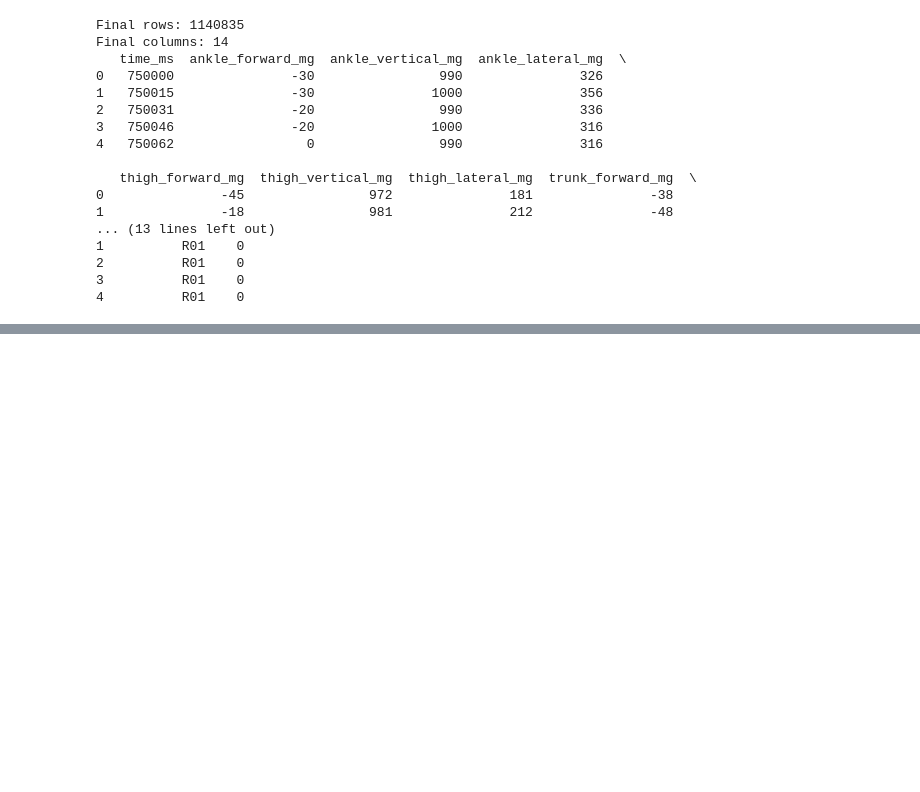
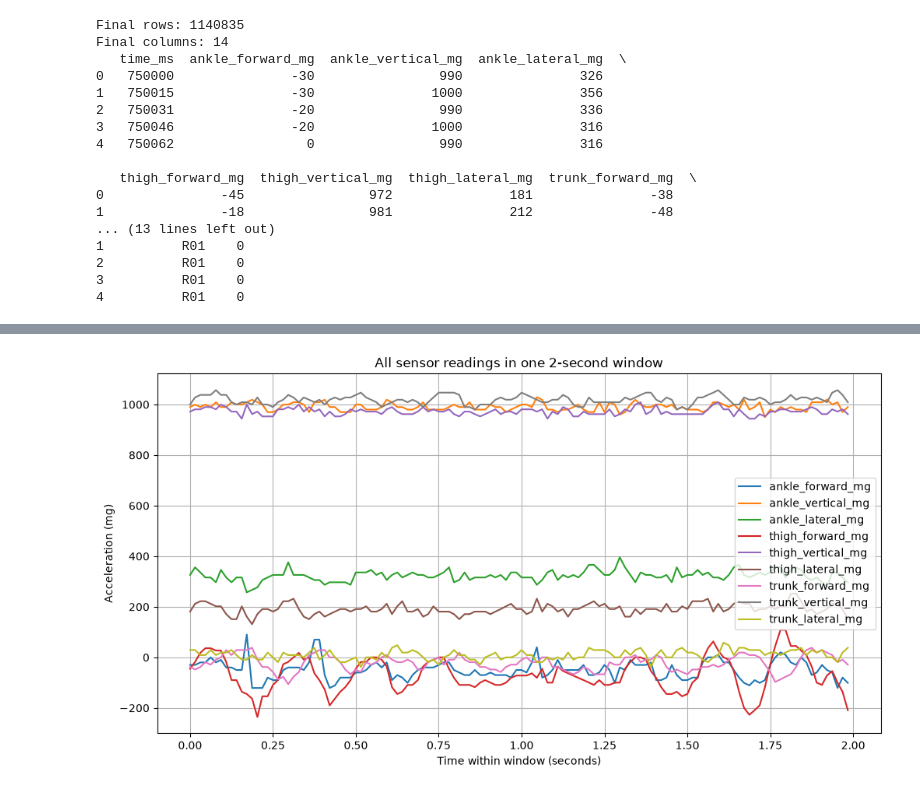
Before and after one commit to chiranjeevcsa-hub/Parkinsons-Freezing-Of-Gait, a Jupyter notebook: notebooks/02_preprocessing.ipynb, the cells around one changed output, grey strips where cells are left out. Cells and saved outputs as stored; diff of their text form; code cells hidden in the pictures; blank space fills up the shorter version.

```diff
--- a/notebooks/02_preprocessing.ipynb
+++ b/notebooks/02_preprocessing.ipynb
@@ -110,0 +269,18 @@ Final columns: 14
+# %%
+plt.figure(figsize=(12, 6))
+
+for column in sensor_columns:
+    plt.plot(
+        one_window["time_seconds"],
+        one_window[column],
+        label=column
+    )
+
+plt.xlabel("Time within window (seconds)")
+plt.ylabel("Acceleration (mg)")
+plt.title("All sensor readings in one 2-second window")
+plt.legend()
+plt.grid(True)
+plt.show()
+# %% [output]
+[figure, added]
```
Also changed, not shown: parts of 18 cells of this notebook.
